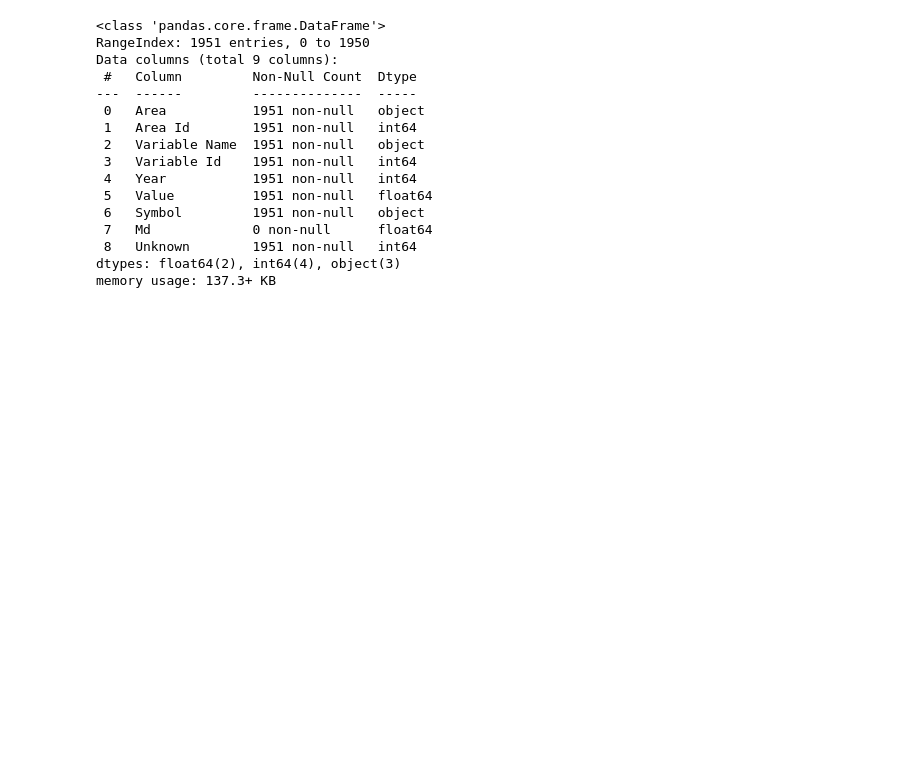
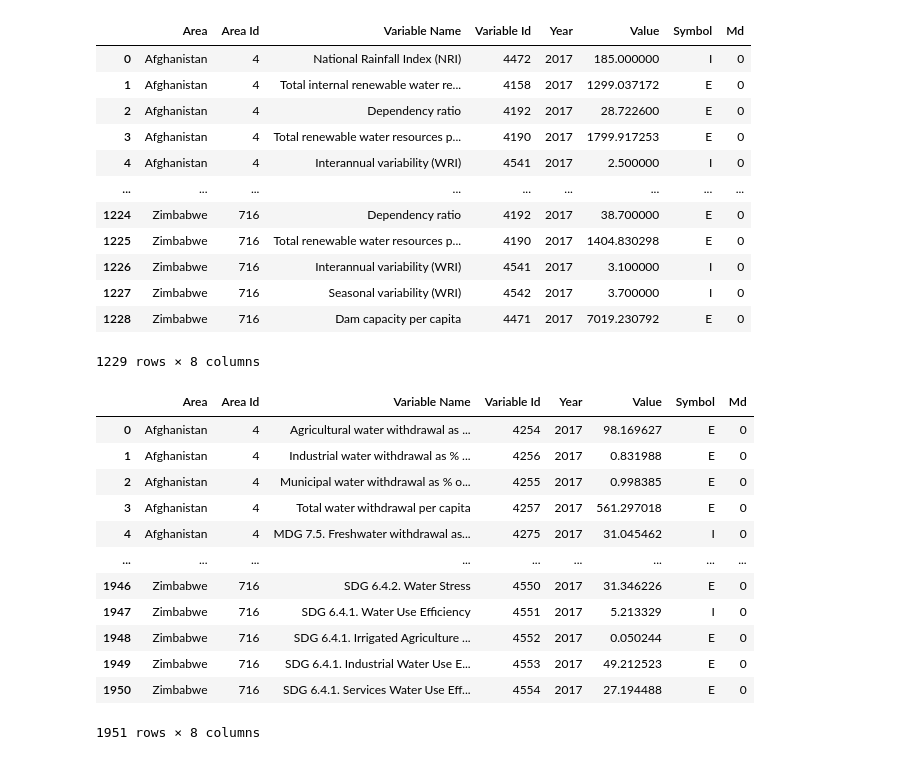
Before and after one commit to MDAIceland/WaterSecurity, a Jupyter notebook: unlabeled_preprocessing/prep_aquastat.ipynb, the cells around one changed output. Saved outputs shown, nothing was run; the diff lists cells and outputs as text; code cells hidden in the pictures; blank space fills up the shorter version.

```diff
--- a/unlabeled_preprocessing/prep_aquastat.ipynb
+++ b/unlabeled_preprocessing/prep_aquastat.ipynb
@@ -9,20 +9,33 @@ from data.unlabeled import aquastat_eah, aquastat_wr, aquastat_wu
 import seaborn as sns
+# %%
+aquastat_wr
+# %% [output]
+|  | Area | Area Id | Variable Name | Variable Id | Year | Value | Symbol | Md |
+| 0 | Afghanistan | 4 | National Rainfall Index (NRI) | 4472 | 2017 | 185.000000 | I | 0 |
+| 1 | Afghanistan | 4 | Total internal renewable water re... | 4158 | 2017 | 1299.037172 | E | 0 |
+| 2 | Afghanistan | 4 | Dependency ratio | 4192 | 2017 | 28.722600 | E | 0 |
+| 3 | Afghanistan | 4 | Total renewable water resources p... | 4190 | 2017 | 1799.917253 | E | 0 |
+| 4 | Afghanistan | 4 | Interannual variability (WRI) | 4541 | 2017 | 2.500000 | I | 0 |
+| ... | ... | ... | ... | ... | ... | ... | ... | ... |
+| 1224 | Zimbabwe | 716 | Dependency ratio | 4192 | 2017 | 38.700000 | E | 0 |
+| 1225 | Zimbabwe | 716 | Total renewable water resources p... | 4190 | 2017 | 1404.830298 | E | 0 |
+| 1226 | Zimbabwe | 716 | Interannual variability (WRI) | 4541 | 2017 | 3.100000 | I | 0 |
+| 1227 | Zimbabwe | 716 | Seasonal variability (WRI) | 4542 | 2017 | 3.700000 | I | 0 |
+| 1228 | Zimbabwe | 716 | Dam capacity per capita | 4471 | 2017 | 7019.230792 | E | 0 |
+1229 rows × 8 columns
 # %%
-aquastat_wu.info()
+aquastat_wu
 # %% [output]
+|  | Area | Area Id | Variable Name | Variable Id | Year | Value | Symbol | Md |
+| 0 | Afghanistan | 4 | Agricultural water withdrawal as ... | 4254 | 2017 | 98.169627 | E | 0 |
+| 1 | Afghanistan | 4 | Industrial water withdrawal as % ... | 4256 | 2017 | 0.831988 | E | 0 |
+| 2 | Afghanistan | 4 | Municipal water withdrawal as % o... | 4255 | 2017 | 0.998385 | E | 0 |
+| 3 | Afghanistan | 4 | Total water withdrawal per capita | 4257 | 2017 | 561.297018 | E | 0 |
+| 4 | Afghanistan | 4 | MDG 7.5. Freshwater withdrawal as... | 4275 | 2017 | 31.045462 | I | 0 |
+| ... | ... | ... | ... | ... | ... | ... | ... | ... |
+| 1946 | Zimbabwe | 716 | SDG 6.4.2. Water Stress | 4550 | 2017 | 31.346226 | E | 0 |
+| 1947 | Zimbabwe | 716 | SDG 6.4.1. Water Use Efficiency | 4551 | 2017 | 5.213329 | I | 0 |
+| 1948 | Zimbabwe | 716 | SDG 6.4.1. Irrigated Agriculture ... | 4552 | 2017 | 0.050244 | E | 0 |
+| 1949 | Zimbabwe | 716 | SDG 6.4.1. Industrial Water Use E... | 4553 | 2017 | 49.212523 | E | 0 |
+| 1950 | Zimbabwe | 716 | SDG 6.4.1. Services Water Use Eff... | 4554 | 2017 | 27.194488 | E | 0 |
-<class 'pandas.core.frame.DataFrame'>
-RangeIndex: 1951 entries, 0 to 1950
-Data columns (total 9 columns):
- #   Column         Non-Null Count  Dtype
----  ------         --------------  -----
- 0   Area           1951 non-null   object
- 1   Area Id        1951 non-null   int64
- 2   Variable Name  1951 non-null   object
- 3   Variable Id    1951 non-null   int64
- 4   Year           1951 non-null   int64
- 5   Value          1951 non-null   float64
- 6   Symbol         1951 non-null   object
- 7   Md             0 non-null      float64
- 8   Unknown        1951 non-null   int64
-dtypes: float64(2), int64(4), object(3)
-memory usage: 137.3+ KB
+1951 rows × 8 columns
```
Also changed, not shown: parts of 21 cells of this notebook, 1 other file.
